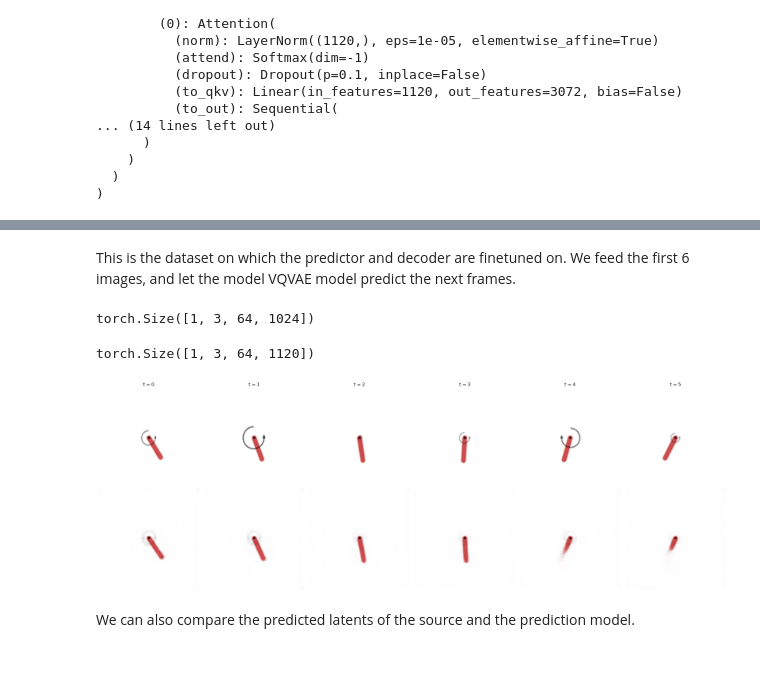
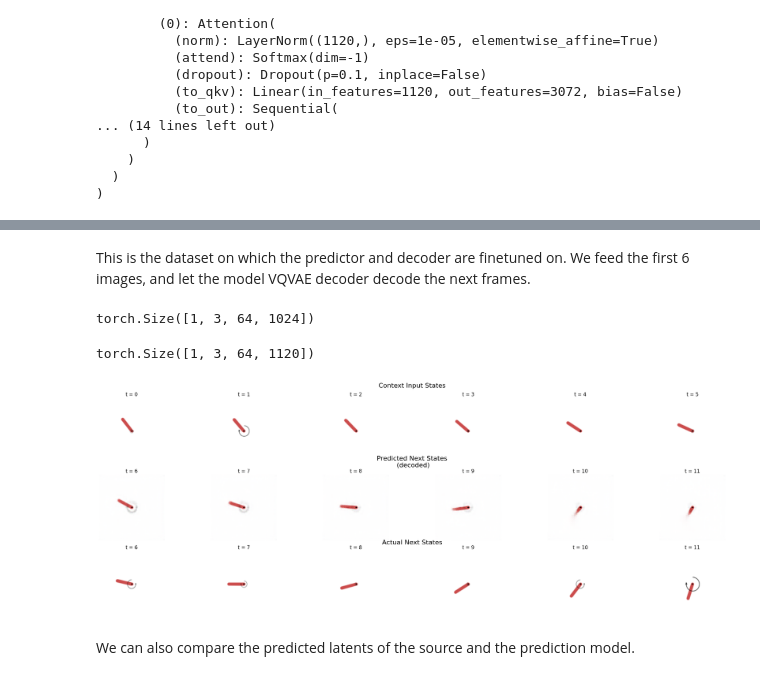
Before and after one commit to RobvanGastel/adapt-vjepa-world-model, a Jupyter notebook: World Model.ipynb, the cells around one changed output, grey strips where cells are left out. Saved outputs shown, nothing was run; the diff lists cells and outputs as text; code cells hidden in the pictures.

Commit message:
Add new world model tests, update README.md and testing code

```diff
--- a/World Model.ipynb
+++ b/World Model.ipynb
@@ -22,7 +26,7 @@ model = WorldModel(
     video_encoder=video_encoder,
     input_size=input_size,
     action_dim=1,
-    action_embed_dim=96,
+    action_embed_dim=action_embed_dim,
 )
 
 # Load pretrained models
@@ -85,5 +86,5 @@ plt.show()
 # %% [markdown]
-This is the dataset on which the predictor and decoder are finetuned on. We feed the first 6 images, and let the model VQVAE model predict the next frames.
+This is the dataset on which the predictor and decoder are finetuned on. We feed the first 6 images, and let the model VQVAE decoder decode the next frames.
 # %%
 B, C, T, H, W = x.shape
 
@@ -114,52 +115,58 @@ act_tiled = repeat(
 # (B, num_pred, num_patches, 2)
 z_src = torch.cat([z_src, act_tiled], dim=3)
 z_src = z_src.reshape(B, -1, z.shape[-1] + 96).detach()
+
+# (b * frames * num_patches, dim)
+with torch.no_grad():
+    z_pred = model.latent_predictor(z_src)
+z_pred = z_pred.reshape(B, n_frames, patch_h * patch_w, -1)
+z_pred.shape # Predicted future states
+# %% [output]
+torch.Size([1, 3, 64, 1120])
-# %%
-# Latent Predictor inference, ViT
-# (b * frames * num_patches, dim)
-with torch.no_grad():
-    z_pred = model.latent_predictor(z_src)
-z_pred = z_pred.reshape(B, n_frames, patch_h * patch_w, -1)
-z_pred.shape
-# %% [output]
-torch.Size([1, 3, 64, 1120])
 # %%
 # Decoder to visualize the predictions
 with torch.no_grad():
     visual_pred, diff_pred = model.decoder(
         z_pred[..., :-action_embed_dim],
         patch_h,
         patch_w,
         frames_per_latent=tubelet_size
     )
 
+# total timesteps
+T = visual_tgt[0].shape[0]
+times = range(T - k, T)
 k = n_frames * tubelet_size
+
 visual_tgt = x[:, :, k :, ...].moveaxis(1, 2)
-# Reshape to (B, tubelet, C, H, W) to average tubelet size
 visual_tgt = visual_tgt.view(B, k, C, H, W)
 visual_pred = visual_pred.view(B, k, C, H, W)
 
-tgt_frames  = visual_tgt[0][-k:]
-pred_frames = visual_pred[0][-k:]
+fig, axes = plt.subplots(3, k, figsize=(4*k, 8))
+fig.text(0.5, 1.0, 'Context Input States', ha='center', fontsize=16)
+fig.text(0.5, 0.66, 'Predicted Next States\n (decoded)', ha='center', fontsize=16)
+fig.text(0.5, 0.33, 'Actual Next States', ha='center', fontsize=16)
 
-T = visual_tgt[0].shape[0]  # total timesteps
-times = range(T - k, T)
-
-fig, axes = plt.subplots(2, k, figsize=(4*k, 8))
-
-for i, (t, f) in enumerate(zip(times, tgt_frames)):
-    axes[0, i].imshow(f.moveaxis(0, -1).detach().clamp(0, 1).cpu().numpy())
+visual_context = x[:, :, :n_frames*tubelet_size, ...].moveaxis(1, -1)[0]
+for i, (t, f) in enumerate(zip(times, visual_context)):
+    axes[0, i].imshow(f.detach().clamp(0, 1).cpu().numpy())
     axes[0, i].set_title(f"t = {t}")
     axes[0, i].axis("off")
 
-for i, (t, f) in enumerate(zip(times, pred_frames)):
+for i, (t, f) in enumerate(zip(times, visual_pred[0][-k:])):
     axes[1, i].imshow(f.moveaxis(0, -1).detach().clamp(0, 1).cpu().numpy())
+    axes[1, i].set_title(f"t = {t+6}")
     axes[1, i].axis("off")
+
+for i, (t, f) in enumerate(zip(times, visual_tgt[0][-k:])):
+    axes[2, i].imshow(f.moveaxis(0, -1).detach().clamp(0, 1).cpu().numpy())
+    axes[2, i].set_title(f"t = {t+6}")
+    axes[2, i].axis("off")
 
 plt.tight_layout()
 plt.show()
 # %% [output]
-[figure, old version]
+[figure, new version]
 # %% [markdown]
 We can also compare the predicted latents of the source and the prediction model.
 # %%
```
Also changed, not shown: parts of 9 cells of this notebook, 6 other files.
